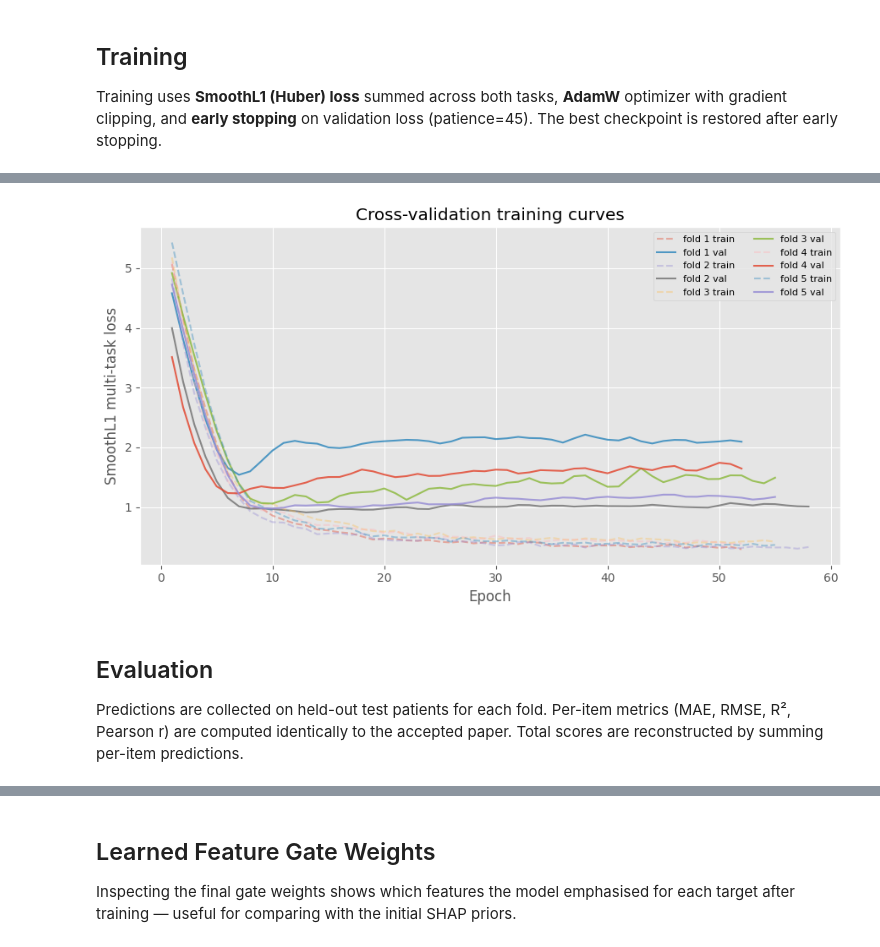
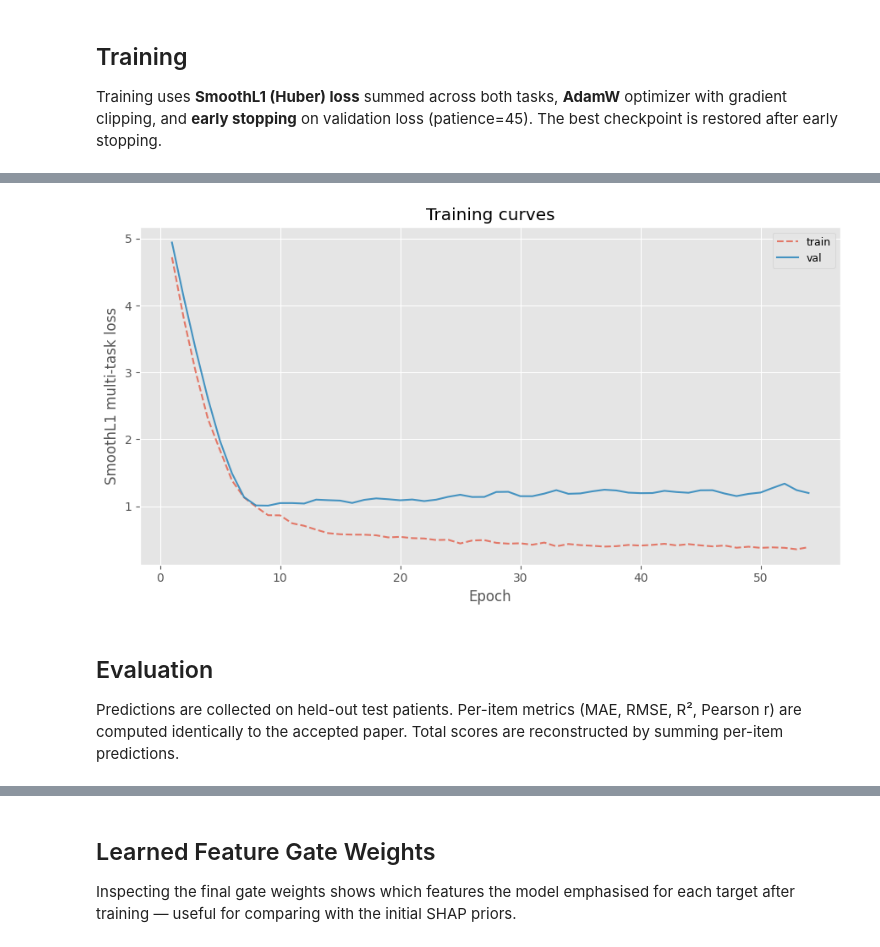
Before and after one commit to VNSwtHuo/maison-llf, a Jupyter notebook: FINALLLL_gru_shap_selected_features.ipynb, the cells around one changed output, grey strips where cells are left out. Drawn from its saved outputs; the diff is of its cells as text; code cells hidden in the pictures.

```diff
--- a/FINALLLL_gru_shap_selected_features.ipynb
+++ b/FINALLLL_gru_shap_selected_features.ipynb
@@ -732,22 +675,11 @@ def train_one_fold(fold: dict) -> dict:
 # %%
-cv_artifacts = []
-for fold in cv_folds:
-    artifact = train_one_fold(fold)
-    cv_artifacts.append(artifact)
-    print(
-        f"Fold {artifact['fold']}: "
-        f"epochs={artifact['epochs']:>3}, "
-        f"best_val={artifact['best_val']:.4f}, "
-        f"SIS decay={artifact['sis_decay']:.4f}, "
-        f"OHS decay={artifact['ohs_decay']:.4f}"
-    )
+artifact   = train_model(split)
+history_df = artifact["history"]
 
-history_df = pd.concat([a["history"] for a in cv_artifacts], ignore_index=True)
-display(pd.DataFrame([{
-    "fold"     : a["fold"],
-    "epochs"   : a["epochs"],
-    "best_val" : round(a["best_val"],  4),
-    "sis_decay": round(a["sis_decay"], 4),
-    "ohs_decay": round(a["ohs_decay"], 4),
-} for a in cv_artifacts]))
+print(
+    f"epochs={artifact['epochs']}, "
+    f"best_val={artifact['best_val']:.4f}, "
+    f"SIS decay={artifact['sis_decay']:.4f}, "
+    f"OHS decay={artifact['ohs_decay']:.4f}"
+)
 # %% [output]
@@ -765,20 +687,18 @@ Fold 5: epochs= 55, best_val=0.9787, SIS decay=0.0757, OHS decay=0.0791
 # %%
-# Learning curves
 fig, ax = plt.subplots(figsize=(9, 5))
-for fold, fold_h in history_df.groupby("fold"):
-    ax.plot(fold_h["epoch"], fold_h["train_loss"], linestyle="--", alpha=0.4, label=f"fold {fold} train")
-    ax.plot(fold_h["epoch"], fold_h["val_loss"],   alpha=0.85,              label=f"fold {fold} val")
+ax.plot(history_df["epoch"], history_df["train_loss"], linestyle="--", alpha=0.7, label="train")
+ax.plot(history_df["epoch"], history_df["val_loss"],   alpha=0.9,              label="val")
 ax.set_xlabel("Epoch")
 ax.set_ylabel("SmoothL1 multi-task loss")
-ax.set_title("Cross-validation training curves")
-ax.legend(ncol=2, fontsize=8)
+ax.set_title("Training curves")
+ax.legend(fontsize=9)
 plt.tight_layout()
 plt.show()
 # %% [output]
-[figure, old version]
+[figure, new version]
 # %% [markdown]
 ## Evaluation
 
-Predictions are collected on held-out test patients for each fold. Per-item metrics (MAE, RMSE, R², Pearson r) are computed identically to the accepted paper. Total scores are reconstructed by summing per-item predictions.
+Predictions are collected on held-out test patients. Per-item metrics (MAE, RMSE, R², Pearson r) are computed identically to the accepted paper. Total scores are reconstructed by summing per-item predictions.
 # %%
 def collect_predictions(artifact: dict) -> pd.DataFrame:
```
Also changed, not shown: parts of 15 cells of this notebook, 32 other files.
